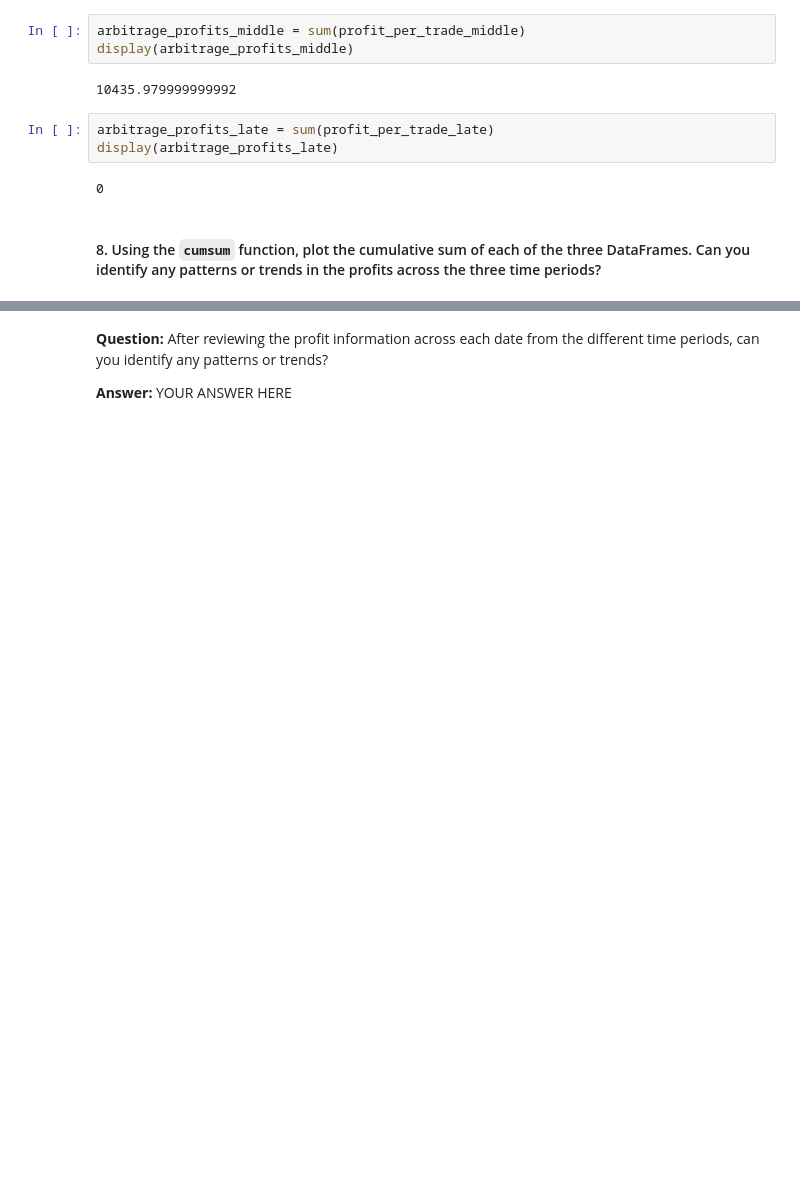
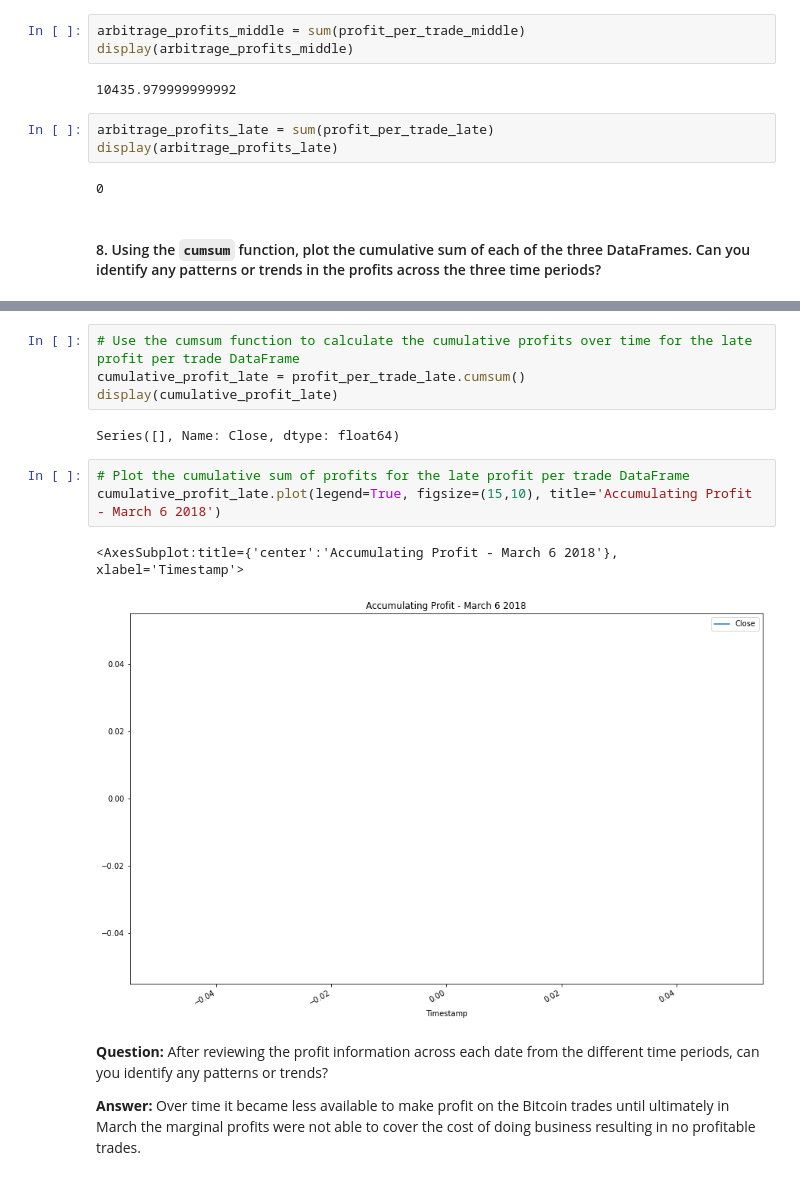
Before and after one commit to qrolston/Crypto-Arbitrage, a Jupyter notebook: crypto_arbitrage.ipynb, the cells around one changed output, grey strips where cells are left out. Saved outputs shown, nothing was run; the diff lists cells and outputs as text; blank space fills up the shorter version.

```diff
--- a/crypto_arbitrage.ipynb
+++ b/crypto_arbitrage.ipynb
@@ -786,4 +826,16 @@ SyntaxError: invalid syntax (2792105250.py, line 2)
+# %%
+# Use the cumsum function to calculate the cumulative profits over time for the late profit per trade DataFrame
+cumulative_profit_late = profit_per_trade_late.cumsum()
+display(cumulative_profit_late)
+# %% [output]
+Series([], Name: Close, dtype: float64)
+# %%
+# Plot the cumulative sum of profits for the late profit per trade DataFrame
+cumulative_profit_late.plot(legend=True, figsize=(15,10), title='Accumulating Profit - March 6 2018')
+# %% [output]
+<AxesSubplot:title={'center':'Accumulating Profit - March 6 2018'}, xlabel='Timestamp'>
+[figure, added]
 # %% [markdown]
 **Question:** After reviewing the profit information across each date from the different time periods, can you identify any patterns or trends?
 
-**Answer:** YOUR ANSWER HERE
+**Answer:** Over time it became less available to make profit on the Bitcoin trades until ultimately in March the marginal profits were not able to cover the cost of doing business resulting in no profitable trades.
```
Also changed, not shown: parts of 4 cells of this notebook.
